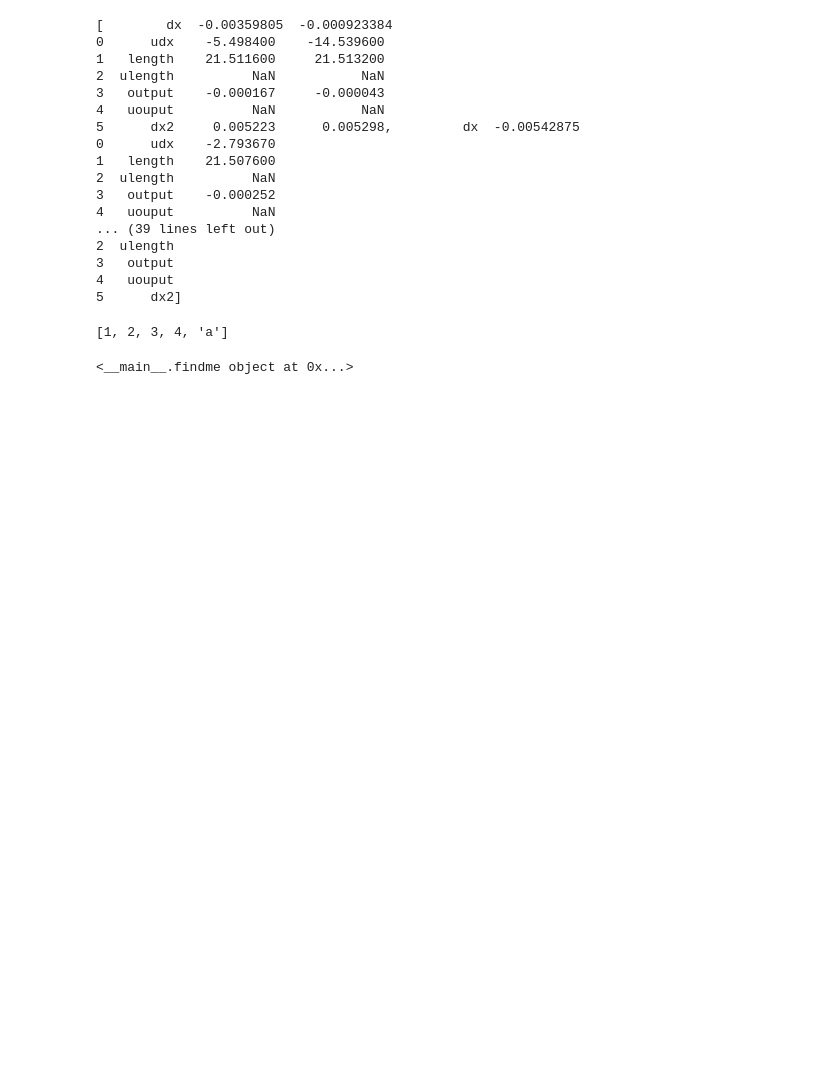
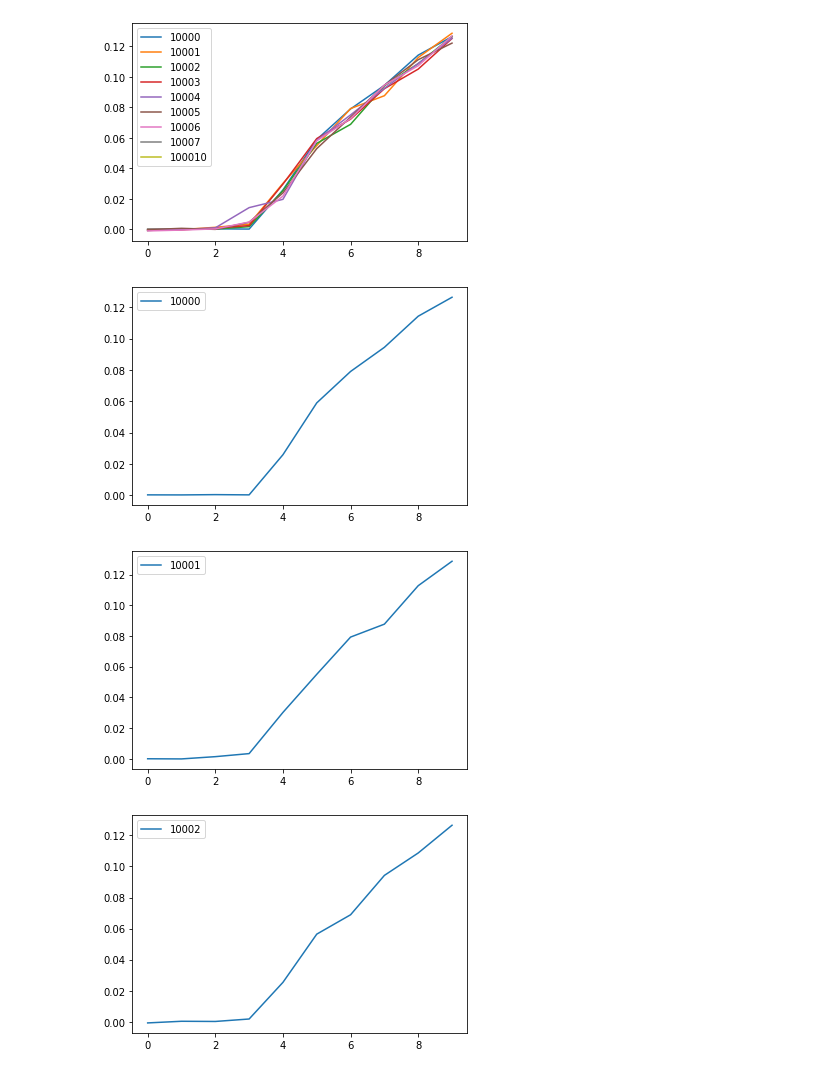
Before and after one commit to LevoSpacewars/Polymer-Tilt, a Jupyter notebook: Untitled.ipynb, the cells around one changed output. Saved outputs shown, nothing was run; the diff lists cells and outputs as text; code cells hidden in the pictures; blank space fills up the shorter version.

Commit message:
fixed major issues
after deleting all my data...

```diff
--- a/Untitled.ipynb
+++ b/Untitled.ipynb
@@ -7,41 +7,22 @@ disorder_data = []
 foldername = ['10000','10001','10002','10003','10004','10005','10006','10007','100010']
 for name in foldername:
     disorder_data.append(pandas.read_csv('./compiledRuns/' + name + '/data.txt'))
-print(disorder_data)
-# %% [output]
-[        dx  -0.00359805  -0.000923384
-0      udx    -5.498400    -14.539600
-1   length    21.511600     21.513200
-2  ulength          NaN           NaN
-3   output    -0.000167     -0.000043
-4   uouput          NaN           NaN
-5      dx2     0.005223      0.005298,         dx  -0.00542875
-0      udx    -2.793670
-1   length    21.507600
-2  ulength          NaN
-3   output    -0.000252
-4   uouput          NaN
-... (39 lines left out)
-2  ulength
-3   output
-4   uouput
-5      dx2]
-# %%
-a = [1,2,3,4]
-b = ['a']
-print(a + b)
-# %% [output]
-[1, 2, 3, 4, 'a']
-# %%
-class findme:
-    def __init__(self,x,y):
-        self.x = x
-        self.y = y
-
-#     def __repr__(self):
-#         return str((self.x,self.y))
-
-p = findme(1,2)
-print(p)
-# %% [output]
-<__main__.findme object at 0x...>
+# %%
+index = -1
+for data in disorder_data:
+    index +=1
+    d = np.array(data)
+    plt.plot(d[3][1:],label=foldername[index])
+plt.legend()
+index = -1
+for data in disorder_data:
+    index +=1
+    d = np.array(data)
+    figure = plt.figure()
+    plt.plot(d[3][1:],label=foldername[index])
+    plt.legend()
+# %% [output]
+[figure, added]
+[figure, added]
+[figure, added]
+[figure, added]
```
Also changed, not shown: parts of 2 cells of this notebook, 10 other files.
